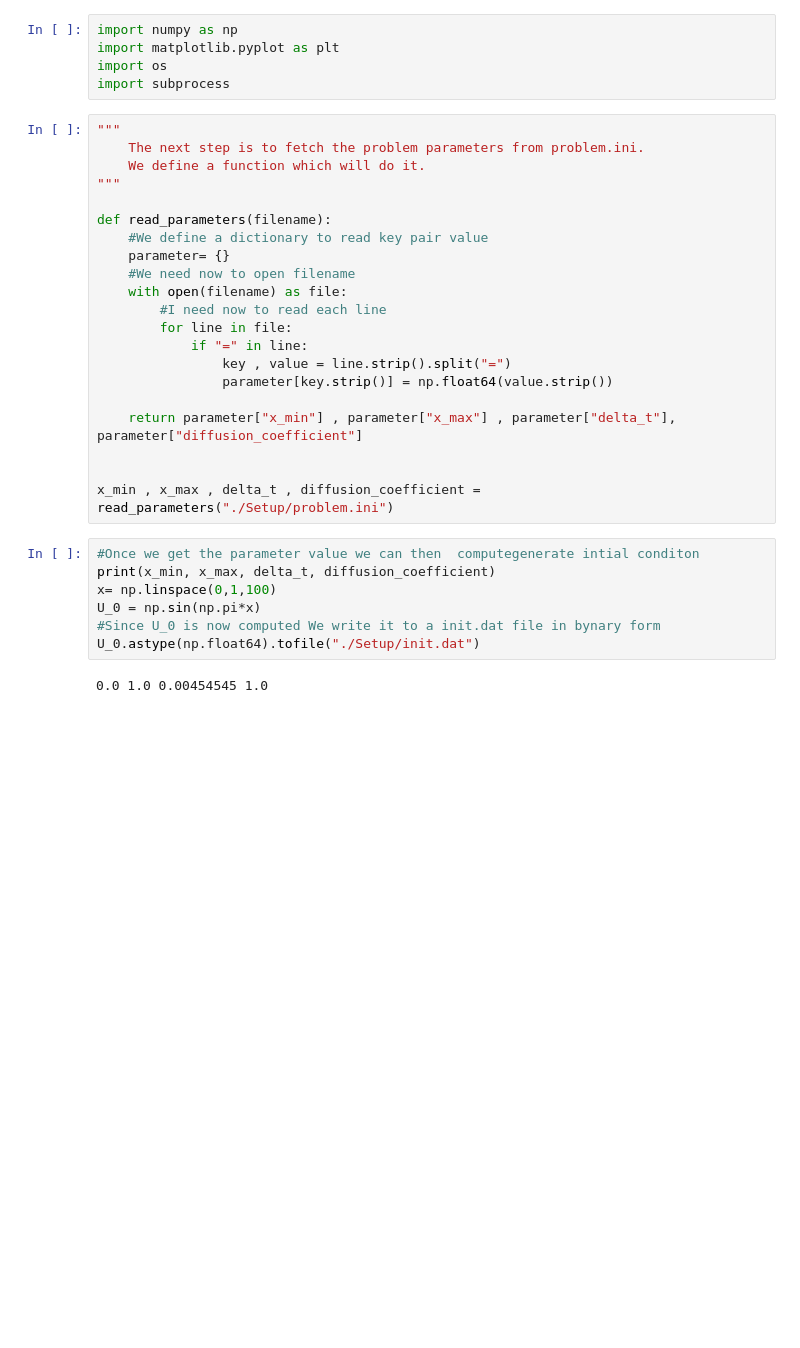
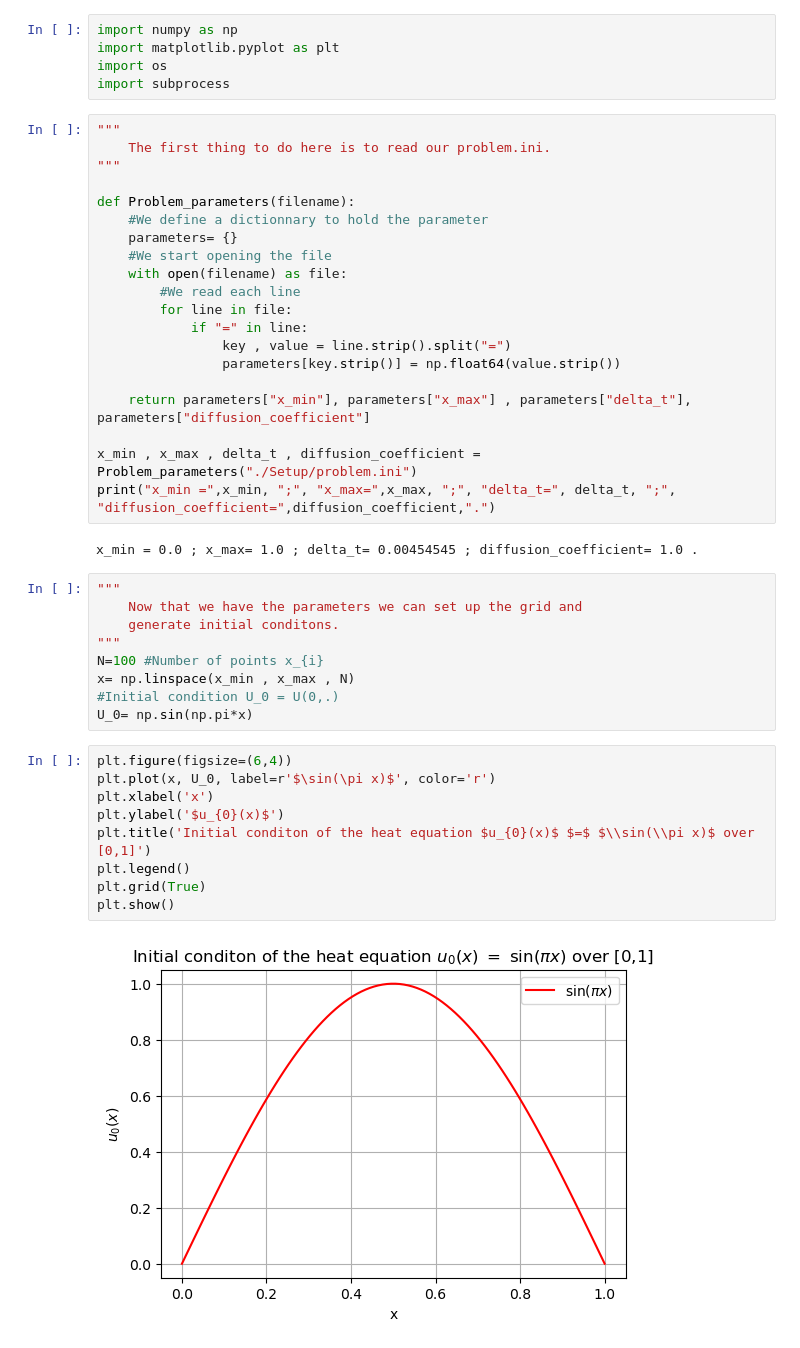
Before and after one commit to OHOUKOH/1D_Heat_Solver, a Jupyter notebook: Test.ipynb, the cells around one changed output. Cells and saved outputs as stored; diff of their text form; blank space fills up the shorter version.

```diff
--- a/Test.ipynb
+++ b/Test.ipynb
@@ -5,32 +12,44 @@ import os
 import subprocess
 # %%
 """
-    The next step is to fetch the problem parameters from problem.ini.
-    We define a function which will do it.
+    The first thing to do here is to read our problem.ini.
 """
 
-def read_parameters(filename):
-    #We define a dictionary to read key pair value
-    parameter= {}
-    #We need now to open filename
+def Problem_parameters(filename):
+    #We define a dictionnary to hold the parameter
+    parameters= {}
+    #We start opening the file
     with open(filename) as file:
-        #I need now to read each line
+        #We read each line
         for line in file:
             if "=" in line:
                 key , value = line.strip().split("=")
-                parameter[key.strip()] = np.float64(value.strip())
+                parameters[key.strip()] = np.float64(value.strip())
 
-    return parameter["x_min"] , parameter["x_max"] , parameter["delta_t"], parameter["diffusion_coefficient"]
+    return parameters["x_min"], parameters["x_max"] , parameters["delta_t"], parameters["diffusion_coefficient"]
 
-
-x_min , x_max , delta_t , diffusion_coefficient = read_parameters("./Setup/problem.ini")
+x_min , x_max , delta_t , diffusion_coefficient = Problem_parameters("./Setup/problem.ini")
+print("x_min =",x_min, ";", "x_max=",x_max, ";", "delta_t=", delta_t, ";", "diffusion_coefficient=",diffusion_coefficient,".")
+# %% [output]
+x_min = 0.0 ; x_max= 1.0 ; delta_t= 0.00454545 ; diffusion_coefficient= 1.0 .
-# %%
-#Once we get the parameter value we can then  computegenerate intial conditon
-print(x_min, x_max, delta_t, diffusion_coefficient)
-x= np.linspace(0,1,100)
-U_0 = np.sin(np.pi*x)
-#Since U_0 is now computed We write it to a init.dat file in bynary form
-U_0.astype(np.float64).tofile("./Setup/init.dat")
-# %% [output]
-0.0 1.0 0.00454545 1.0
+# %%
+"""
+    Now that we have the parameters we can set up the grid and
+    generate initial conditons.
+"""
+N=100 #Number of points x_{i}
+x= np.linspace(x_min , x_max , N)
+#Initial condition U_0 = U(0,.)
+U_0= np.sin(np.pi*x)
+# %%
+plt.figure(figsize=(6,4))
+plt.plot(x, U_0, label=r'$\sin(\pi x)$', color='r')
+plt.xlabel('x')
+plt.ylabel('$u_{0}(x)$')
+plt.title('Initial conditon of the heat equation $u_{0}(x)$ $=$ $\\sin(\\pi x)$ over [0,1]')
+plt.legend()
+plt.grid(True)
+plt.show()
+# %% [output]
+[figure, added]
 # %%
```
Also changed, not shown: parts of 6 cells of this notebook, 10 other files.
